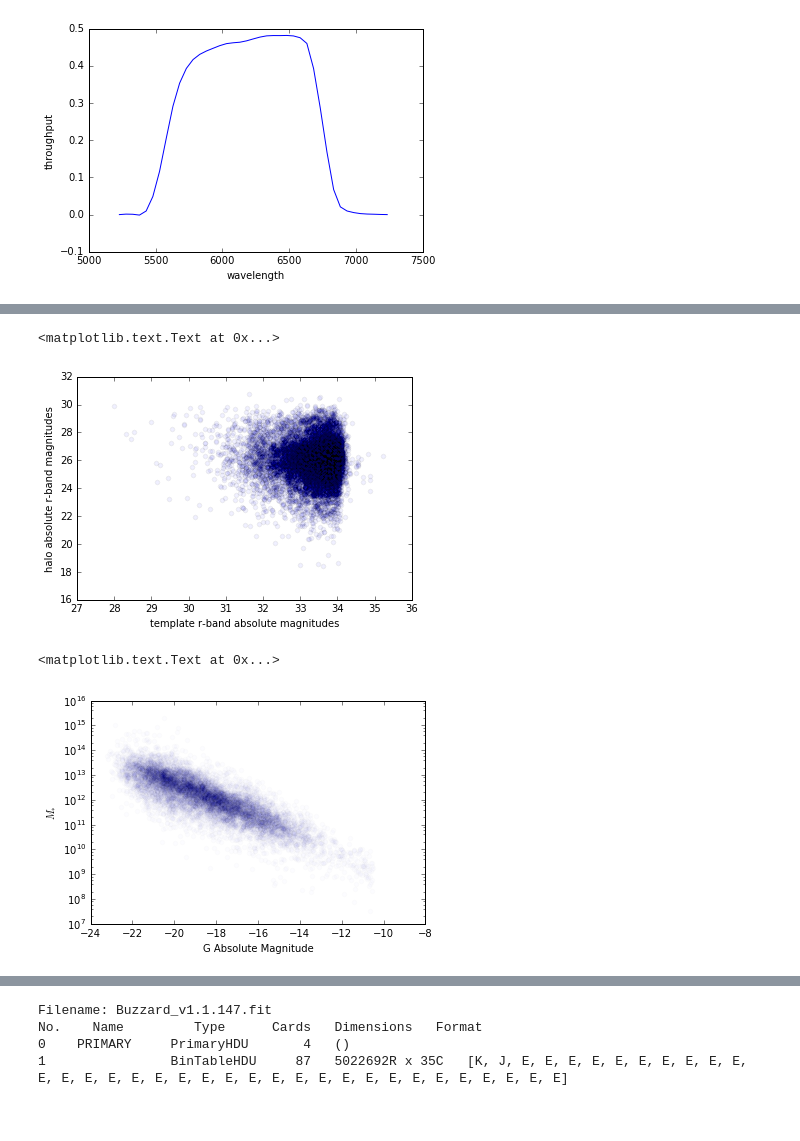
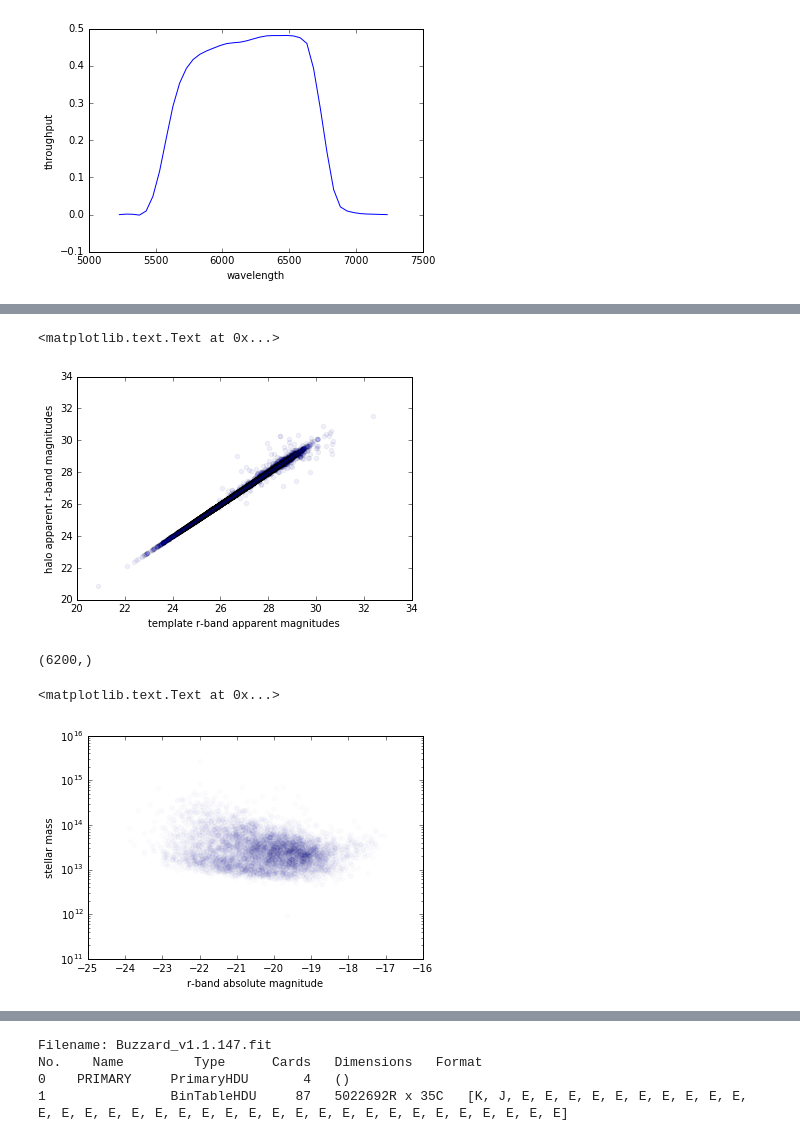
Before and after one commit to aimalz/pretzal, a Jupyter notebook: data-exploration.ipynb, the cells around one changed output, grey strips where cells are left out. Saved outputs shown, nothing was run; the diff lists cells and outputs as text; code cells hidden in the pictures.

Commit message:
bug hunting in correcting r band magnitudes

```diff
--- a/data-exploration.ipynb
+++ b/data-exploration.ipynb
@@ -98,17 +108,23 @@ with open('lambda.default.dat','rb') as csvfile:
     tuples = (line.split(None) for line in csvfile)
     t_lambda = [np.float(pair[0]) for pair in tuples]
     t_lambda = np.array(t_lambda[1:])
+    lambda_difs = t_lambda[1:]-t_lambda[:-1]
+
     t_lambda_r_ind_lo = np.where(t_lambda<max(r_lambda))
     t_lambda_r_ind_hi = np.where(t_lambda>min(r_lambda))
     t_lambda_r_ind = np.intersect1d(t_lambda_r_ind_lo,t_lambda_r_ind_hi)
 
 with open('vmatrix.default.dat','rb') as csvfile:
     tuples = (line.split(None) for line in csvfile)
+
     templates = [np.float(pair[0]) for pair in tuples]
     templates = np.array(templates[1:])
     templates = np.array(np.split(templates, 5))
+#     templates = templates
 
 for t in range(len(templates)):
-    plt.plot(t_lambda[t_lambda_r_ind],templates[t][t_lambda_r_ind])
-    plt.semilogy()
+    plt.plot(t_lambda[t_lambda_r_ind],lambda_difs[t_lambda_r_ind]*templates[t][t_lambda_r_ind])
+plt.semilogy()
+plt.xlabel('wavelength')
+plt.ylabel('flux')
 # %% [output]
@@ -121,11 +142,20 @@ template_r_fluxes = np.array([np.dot(r_filter_matched,templates[i,t_lambda_r_ind
+# %%
+template_r_fluxes = np.array([np.dot(r_filter_matched*templates[t][t_lambda_r_ind],lambda_difs[t_lambda_r_ind]) for t in range(5)])
+
+# for t in range(5):
+#     plt.plot(t_lambda[t_lambda_r_ind],template_r_fluxes[t])
+# plt.semilogy()
 # %%
-tru_coeffs = tru_data['COEFFS'][tru_ind]
+tru_coeffs = tru_data['COEFFS']#[cut_ind]
 coeffs = tru_coeffs.T
-print(np.shape(coeffs))
+
+r_fluxes = np.array([np.dot(tru_coeffs[i],template_r_fluxes) for i in cut_ind])
+r_mags = -2.5*np.log10(r_fluxes)
 
 colors = 'brgycm'
 for b in xrange(5):
-    plt.scatter(tru_data['AMAG'][tru_ind][:,b],tru_coeffs[:,b],color=colors[b],alpha=0.01)
+    #plt.scatter(r_mags,tru_coeffs.T[b][cut_ind],color=colors[b],alpha=0.01)
+    plt.scatter(tru_data['AMAG'].T[b][cut_ind],tru_coeffs.T[b][cut_ind],color=colors[b],alpha=0.01)
 plt.semilogy()
 plt.ylim(1e-10,1e-2)
 plt.xlabel('absolute magnitude')
@@ -138,13 +179,22 @@ plt.ylabel('coefficient')
+# %%
+#want x in -2.5*log10(dot(coeff+x,template_r_flux))=mag_u
+#sum((coeffs+x)*template_r_fluxes)=10**(-mag_u/2.5)
+#x=(10**(-mag_u/2.5)-sum(coeffs*template_r_fluxes))/sum(template_r_fluxes)
+factors = np.zeros(len(cut_ind))#np.zeros(n_cut)
+for i in range(len(cut_ind)):
+    factors[i] = (10.**(-1.*tru_data['MAG_U'][cut_ind[i]]/2.5)-np.sum(coeffs.T[i]*template_r_fluxes))/np.sum(template_r_fluxes)
+coeffs = coeffs[:,cut_ind]+factors
 # %%
-r_fluxes = np.array([np.dot(coeffs.T[i],template_r_fluxes) for i in range(n_tru)])
+r_fluxes = np.array([np.dot(coeffs.T[i],template_r_fluxes) for i in range(len(cut_ind))])
+r_mags = -2.5*np.log10(r_fluxes)
 
 for b in xrange(5):
-    plt.scatter(-2.5*np.log10(r_fluxes),tru_data['MAG_U'][tru_ind],alpha=0.01)
-plt.xlabel('template r-band absolute magnitudes')
-plt.ylabel('halo absolute r-band magnitudes')
+   plt.scatter(r_mags,tru_data['MAG_U'][cut_ind],alpha=0.01)
+plt.xlabel('template r-band apparent magnitudes')
+plt.ylabel('halo apparent r-band magnitudes')
 # %% [output]
 <matplotlib.text.Text at 0x...>
-[figure, old version]
+[figure, new version]
 # %%
 #info from the kcorrect.pro documentation:
 
@@ -209,13 +261,14 @@ for i in np.arange(nredshifts):
     intsfh[i]=np.sum(coeffs[:,i])*10.**(0.4*dmod.value[i])
 # %%
 #stellar mass vs abs mag, seek schechter function
-plt.scatter(tru_data['AMAG'][tru_ind][:,1],mass,alpha=0.01)
+plt.scatter(tru_data['AMAG'][cut_ind][:,2],mass,alpha=0.01)
 plt.semilogy()
-plt.ylabel(r'$M_{*}$')
-plt.xlabel('G Absolute Magnitude')
+plt.ylabel('stellar mass')
+plt.xlabel('r-band absolute magnitude')
 # %% [output]
-<matplotlib.text.Text at 0x...>
+(6200,)
+<matplotlib.text.Text at 0x...>
-[figure, old version]
+[figure, new version]
 # %%
 #seek schechter function
 bins = np.arange(8,14,0.1)
```
Also changed, not shown: parts of 10 cells of this notebook.
